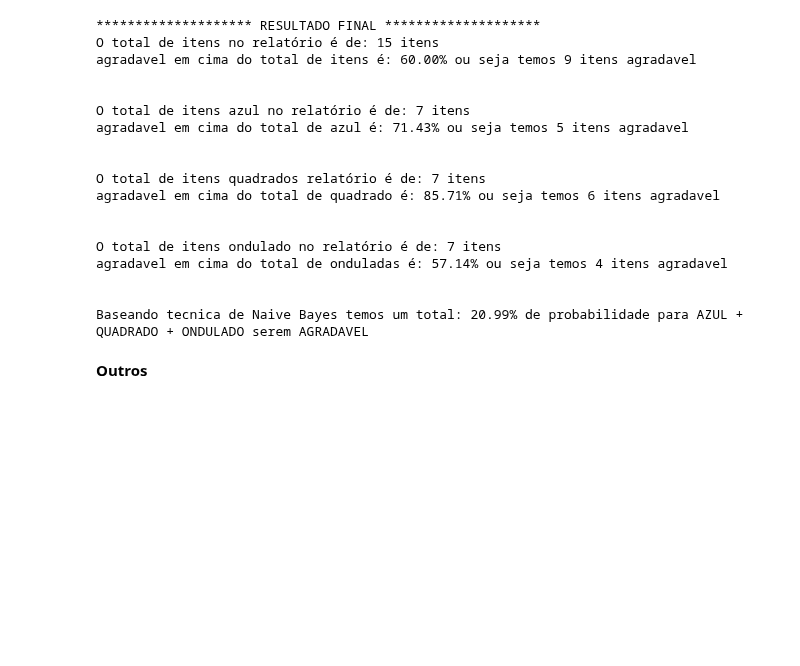
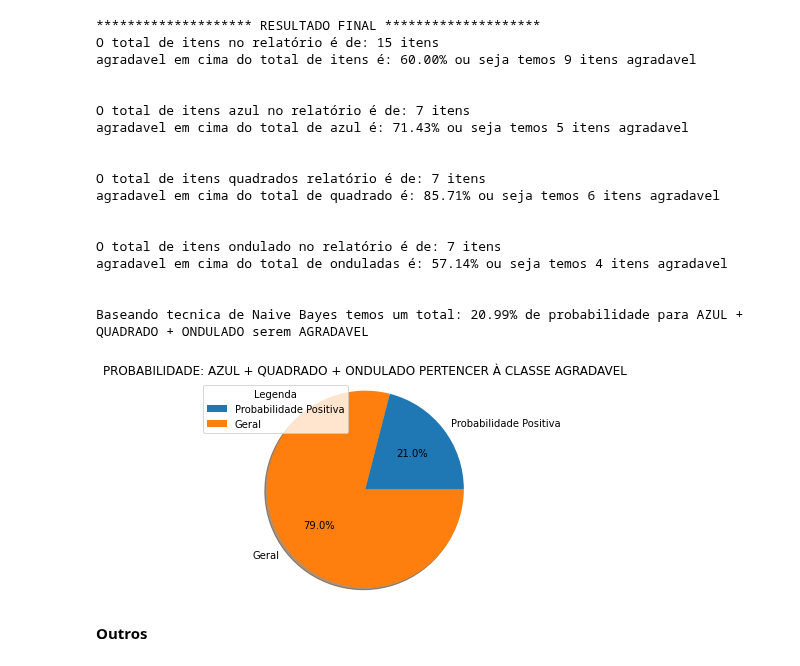
Before and after one commit to murilofarias10/Python, a Jupyter notebook: 3Exercicio_FGV_Tecnica_Naive_Bayes.ipynb, the cells around one changed output. Saved outputs shown, nothing was run; the diff lists cells and outputs as text; code cells hidden in the pictures; blank space fills up the shorter version.

Commit message:
Exercício realizado durante o curso de ciencia de dados FGV, analise utilizando a técnica de Naive Bayes para um conjunto de dados.

```diff
--- a/3Exercicio_FGV_Tecnica_Naive_Bayes.ipynb
+++ b/3Exercicio_FGV_Tecnica_Naive_Bayes.ipynb
@@ -182,6 +182,25 @@ agradavel em cima do total de onduladas é: 57.14% ou seja temos 4 itens agradav
 
 
 Baseando tecnica de Naive Bayes temos um total: 20.99% de probabilidade para AZUL + QUADRADO + ONDULADO serem AGRADAVEL
+# %%
+import matplotlib.pyplot as plt
+import numpy as np
+
+#percentual_ondulada_agradavel
+lista_nome = ['Probabilidade Positiva','Geral']
+resto = 100 - tecnica_naive_bayes
+lista = [tecnica_naive_bayes,resto]
+
+fig1, ax1 = plt.subplots()
+ax1.pie(lista, labels=lista_nome, autopct='%1.1f%%', shadow=True)
+
+ax1.axis('equal')
+ax1.set_title('PROBABILIDADE: AZUL + QUADRADO + ONDULADO PERTENCER À CLASSE AGRADAVEL')
+
+ax1.legend(lista_nome, title='Legenda', loc='best')
+plt.show()
+# %% [output]
+[figure, added]
 # %% [markdown]
 **Outros**
 # %%
```
Also changed, not shown: parts of 1 cell of this notebook.
